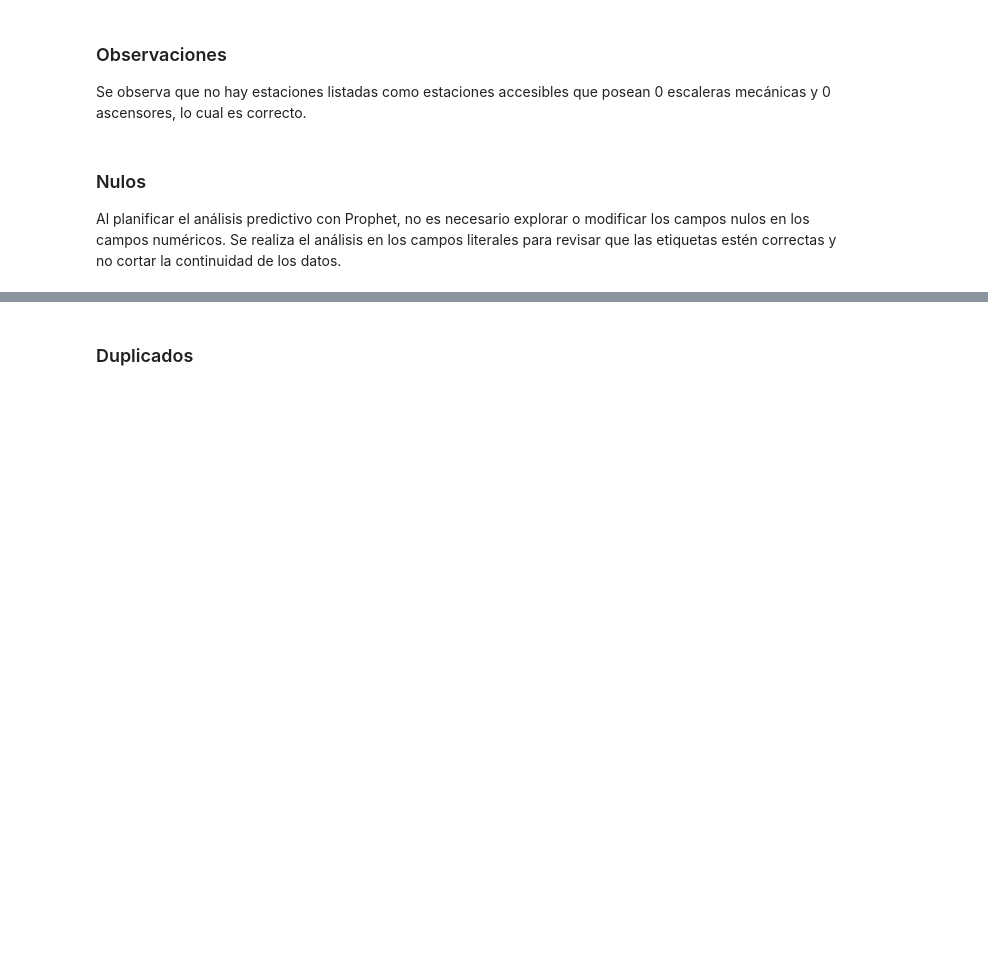
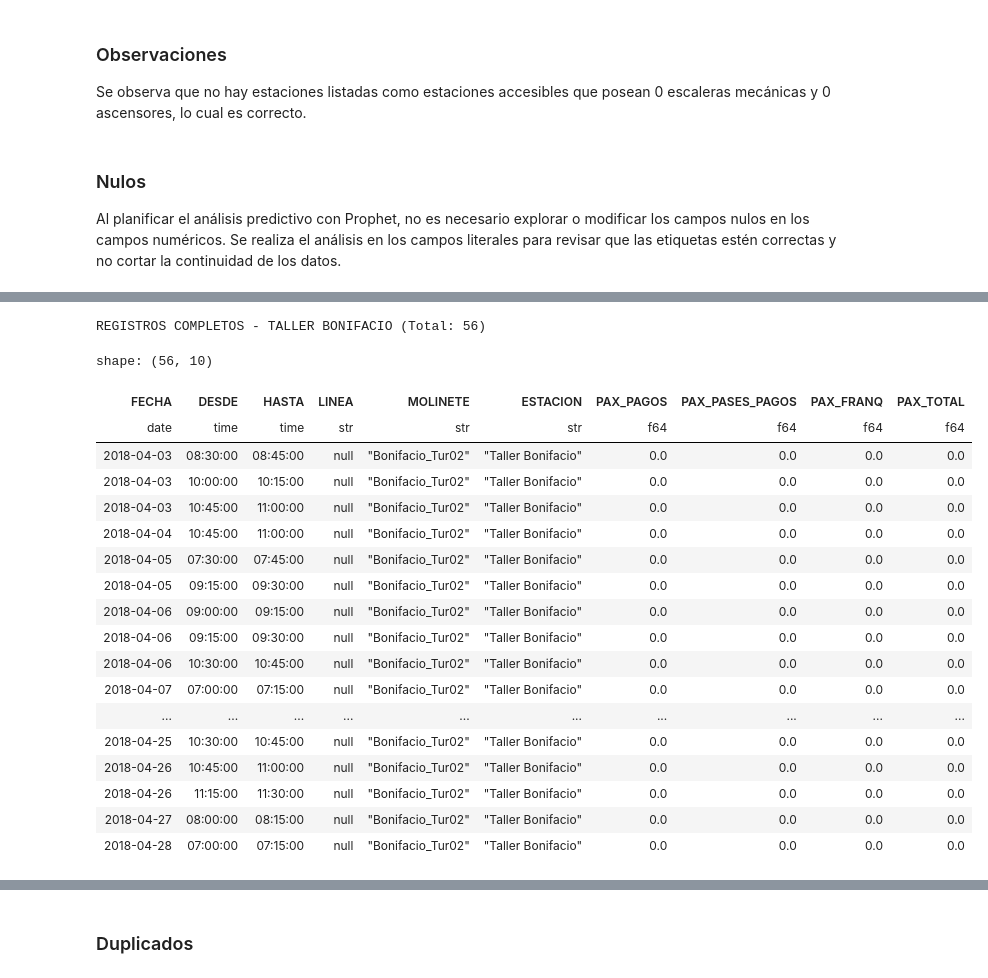
Before and after one commit to JavierMariosa/metodologia, a Jupyter notebook: MetodologiaTP_Polars.ipynb, the cells around one changed output, grey strips where cells are left out. Drawn from its saved outputs; the diff is of its cells as text; code cells hidden in the pictures; blank space fills up the shorter version.

```diff
--- a/MetodologiaTP_Polars.ipynb
+++ b/MetodologiaTP_Polars.ipynb
@@ -811,0 +824,33 @@ En el caso del 2018 los nulos presentaban registro en el campo "Período", por l
+# %%
+with pl.Config(tbl_cols=-1, tbl_rows=100):
+
+    # Filtramos y ordenamos cronológicamente para analizar el patrón semanal
+    registros_bonifacio = (
+        historico_2018_df
+        .filter(pl.col("ESTACION") == "Taller Bonifacio")
+        .sort("FECHA", "DESDE")
+    )
+
+    print(f"REGISTROS COMPLETOS - TALLER BONIFACIO (Total: {registros_bonifacio.height})")
+    display(registros_bonifacio)
+# %% [output]
+REGISTROS COMPLETOS - TALLER BONIFACIO (Total: 56)
+shape: (56, 10)
+| FECHA | DESDE | HASTA | LINEA | MOLINETE | ESTACION | PAX_PAGOS | PAX_PASES_PAGOS | PAX_FRANQ | PAX_TOTAL |
+| date | time | time | str | str | str | f64 | f64 | f64 | f64 |
+| 2018-04-03 | 08:30:00 | 08:45:00 | null | "Bonifacio_Tur02" | "Taller Bonifacio" | 0.0 | 0.0 | 0.0 | 0.0 |
+| 2018-04-03 | 10:00:00 | 10:15:00 | null | "Bonifacio_Tur02" | "Taller Bonifacio" | 0.0 | 0.0 | 0.0 | 0.0 |
+| 2018-04-03 | 10:45:00 | 11:00:00 | null | "Bonifacio_Tur02" | "Taller Bonifacio" | 0.0 | 0.0 | 0.0 | 0.0 |
+| 2018-04-04 | 10:45:00 | 11:00:00 | null | "Bonifacio_Tur02" | "Taller Bonifacio" | 0.0 | 0.0 | 0.0 | 0.0 |
+| 2018-04-05 | 07:30:00 | 07:45:00 | null | "Bonifacio_Tur02" | "Taller Bonifacio" | 0.0 | 0.0 | 0.0 | 0.0 |
+| 2018-04-05 | 09:15:00 | 09:30:00 | null | "Bonifacio_Tur02" | "Taller Bonifacio" | 0.0 | 0.0 | 0.0 | 0.0 |
+| 2018-04-06 | 09:00:00 | 09:15:00 | null | "Bonifacio_Tur02" | "Taller Bonifacio" | 0.0 | 0.0 | 0.0 | 0.0 |
+| 2018-04-06 | 09:15:00 | 09:30:00 | null | "Bonifacio_Tur02" | "Taller Bonifacio" | 0.0 | 0.0 | 0.0 | 0.0 |
+| 2018-04-06 | 10:30:00 | 10:45:00 | null | "Bonifacio_Tur02" | "Taller Bonifacio" | 0.0 | 0.0 | 0.0 | 0.0 |
+| 2018-04-07 | 07:00:00 | 07:15:00 | null | "Bonifacio_Tur02" | "Taller Bonifacio" | 0.0 | 0.0 | 0.0 | 0.0 |
+| ... | ... | ... | ... | ... | ... | ... | ... | ... | ... |
+| 2018-04-25 | 10:30:00 | 10:45:00 | null | "Bonifacio_Tur02" | "Taller Bonifacio" | 0.0 | 0.0 | 0.0 | 0.0 |
+| 2018-04-26 | 10:45:00 | 11:00:00 | null | "Bonifacio_Tur02" | "Taller Bonifacio" | 0.0 | 0.0 | 0.0 | 0.0 |
+| 2018-04-26 | 11:15:00 | 11:30:00 | null | "Bonifacio_Tur02" | "Taller Bonifacio" | 0.0 | 0.0 | 0.0 | 0.0 |
+| 2018-04-27 | 08:00:00 | 08:15:00 | null | "Bonifacio_Tur02" | "Taller Bonifacio" | 0.0 | 0.0 | 0.0 | 0.0 |
+| 2018-04-28 | 07:00:00 | 07:15:00 | null | "Bonifacio_Tur02" | "Taller Bonifacio" | 0.0 | 0.0 | 0.0 | 0.0 |
```
Also changed, not shown: parts of 29 cells of this notebook.
